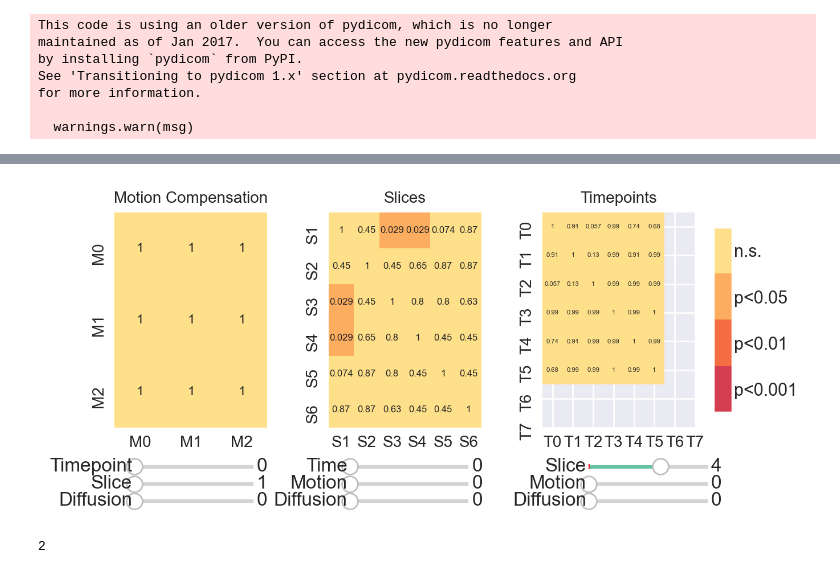
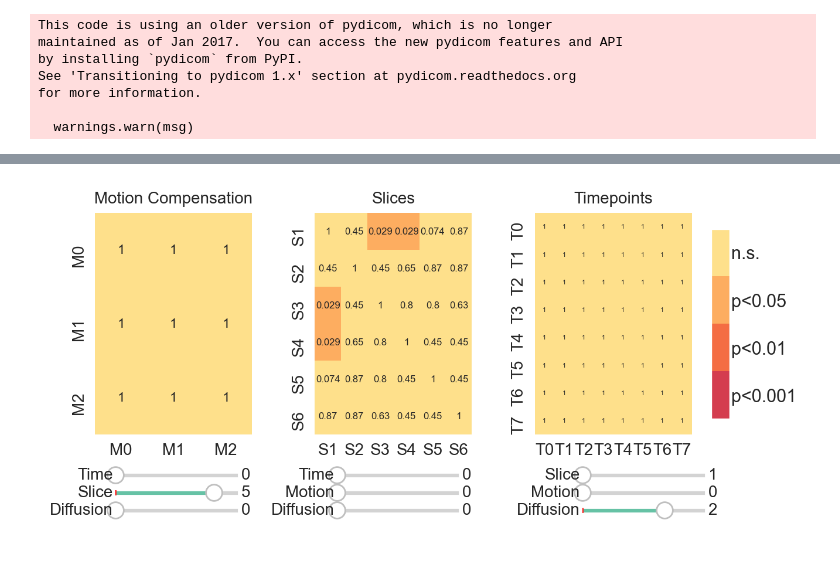
Before and after one commit to ahannum/dwi_phase, a Jupyter notebook: figure_brain_temporal_phase.ipynb, the cells around one changed output, grey strips where cells are left out. Saved outputs shown, nothing was run; the diff lists cells and outputs as text; code cells hidden in the pictures.

Commit message:
created spatial phase visualizations for brain, added comments to temporal phase

```diff
--- a/figure_brain_temporal_phase.ipynb
+++ b/figure_brain_temporal_phase.ipynb
@@ -435,7 +435,7 @@ my_norm = BoundaryNorm(bounds, ncolors=len(my_colors))
 window = tk.Tk()
 
 # Create a figure and axis for the bar and slider
-fig, ax = plt.subplots(1, 3, figsize=(9, 3), dpi = 200)
+fig, ax = plt.subplots(1, 3, figsize=(10, 3), dpi = 200)
 plt.subplots_adjust(bottom=0.25,wspace=0.4, hspace=0.01)
 
 # Plot the initial images for the first timepoint
@@ -470,7 +470,7 @@ slider_ax_diff = plt.axes([0.15, 0.02, 0.15, 0.03], facecolor='lightgray')
 slider_diff = Slider(slider_ax_diff, 'Diffusion', 0, 3, valinit=0, valstep=1)
 
 slider_ax_time = plt.axes([0.15, 0.12, 0.15, 0.03], facecolor='lightgray')
-slider_time = Slider(slider_ax_time, 'Timepoint', 0, 7, valinit=0, valstep=1)
+slider_time = Slider(slider_ax_time, 'Time', 0, 6, valinit=0, valstep=1)
 
 # Create colorbars for each row
 cbar1 = fig.colorbar(plot.collections[0], ax=ax[:], fraction=0.03, pad=0.03, aspect=10)
@@ -587,52 +587,47 @@ def update_heatmap3():
 
 # Function to update subplot 2 based on variables
 def change_val3(val):
-    global motion,td,diffusion
+    global motion,td,diffusion,slice
     motion = int(slider_motion3.val)
     slice = int(slider_slice3.val)-1
     diffusion = int(slider_diff3.val)
     update_heatmap3()
 
 # Create Sliders for motion, time and diffusion
 slider_ax_motion3 = plt.axes([0.72, 0.07, 0.15, 0.03], facecolor='lightgray')
 slider_motion3 = Slider(slider_ax_motion3, 'Motion', 0, 2, valinit=0, valstep=1)
 
 slider_ax_slice3 = plt.axes([0.72, 0.12, 0.15, 0.03], facecolor='lightgray')
 slider_slice3 = Slider(slider_ax_slice3, 'Slice', 1,6, valinit=0, valstep=1)
 
 slider_ax_diff3 = plt.axes([0.72, 0.02, 0.15, 0.03], facecolor='lightgray')
 slider_diff3 = Slider(slider_ax_diff3, 'Diffusion', 0, 3, valinit=0, valstep=1)
 
 # Update figure when changed
 slider_motion3.on_changed(change_val3)
 slider_slice3.on_changed(change_val3)
 slider_diff3.on_changed(change_val3)
 
+# Set default view
+slice = 0
+diffusion = 0
+motion = 0
+ax[2].clear()
+hypothesis = compute_statistics_timepoints(mean_combo[slice,diffusion,:,:,motion],0.05)
+check = np.sum(np.int32(np.isnan(hypothesis)))
+if  check==8**2:
+    hypothesis = np.ones((8,8))
+plot = sns.heatmap(hypothesis,ax = ax[2], annot = True, xticklabels=['T0','T1','T2','T3','T4','T5','T6','T7'],
+    yticklabels=['T0','T1','T2','T3','T4','T5','T6','T7'],norm=my_norm,cmap = my_cmap,cbar = False,annot_kws={"fontsize":4})
+ax[2].set_title('Timepoints',fontsize = 10)
+
 ##############################################################################################################
 # Create a Tkinter canvas and add the figure to it
 canvas = FigureCanvasTkAgg(fig, master=window)
 canvas.draw()
 canvas.get_tk_widget().pack()
 
 # Start the Tkinter event loop
 window.mainloop()
 # %% [output]
-[figure, old version]
+[figure, new version]
-# %%
-data = mean_combo[slice,diffusion,:,:,motion]
-
-group1 = data[0,:]
-group2 = data[1,:]
-group3 = data[2,:]
-group4 = data[3,:]
-group5 = data[4,:]
-group6 = data[5,:]
-
-alpha = 0.05
-
-# Test for normality
-normal = 0 if stats.shapiro(group1)[1] >alpha or stats.shapiro(group2)[1] <alpha  else 1
-
-np.sum([stats.shapiro(group1)[1] <alpha,stats.shapiro(group1)[1] <alpha])
-# %% [output]
-2
```
Also changed, not shown: parts of 7 cells of this notebook, 14 other files.
